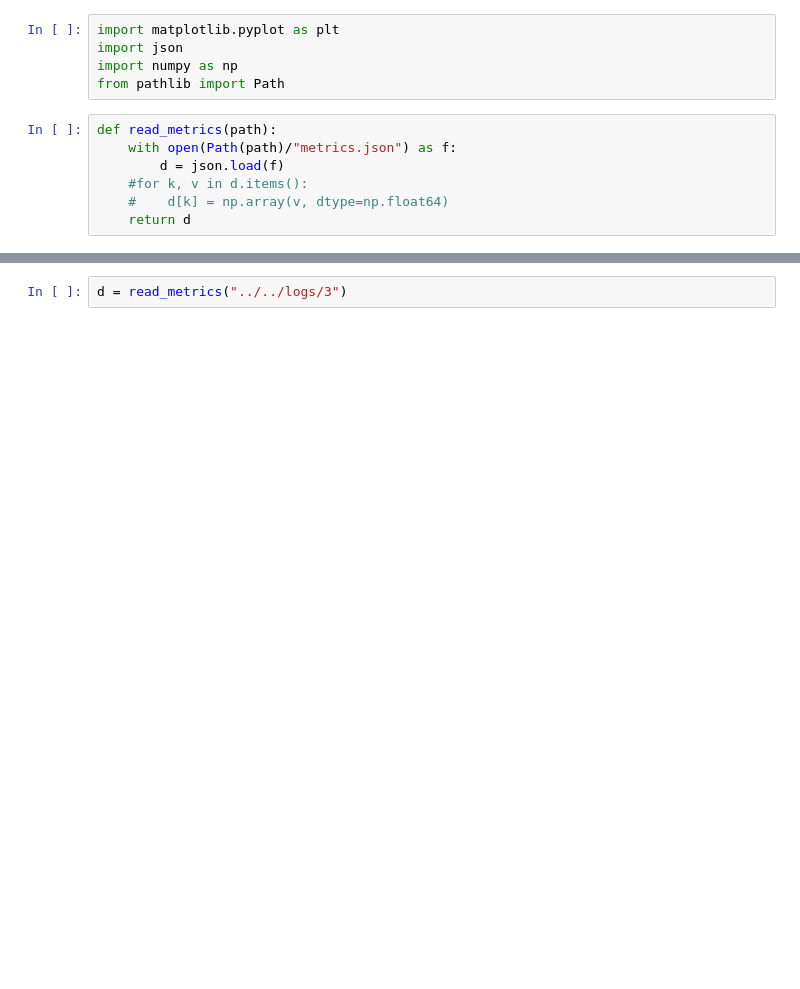
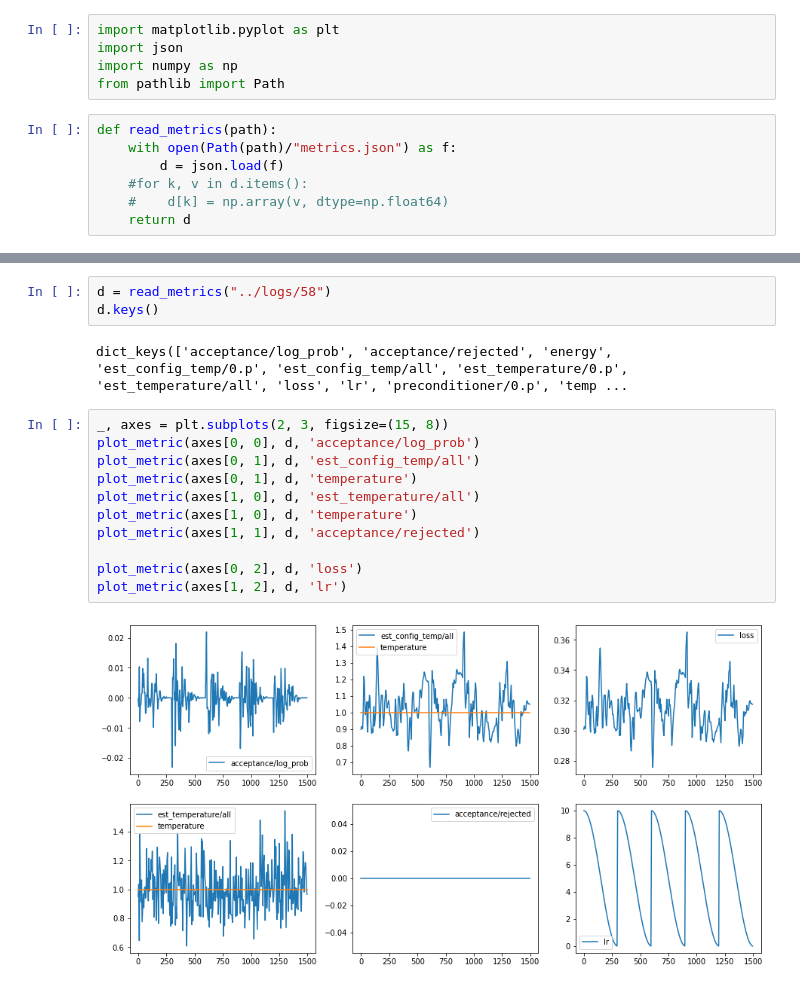
Before and after one commit to ratschlab/bnn_priors, a Jupyter notebook: experiments/3.1_Plot_metrics.ipynb, the cells around one changed output, grey strips where cells are left out. Saved outputs shown, nothing was run; the diff lists cells and outputs as text; blank space fills up the shorter version.

```diff
--- a/experiments/3.1_Plot_metrics.ipynb
+++ b/experiments/3.1_Plot_metrics.ipynb
@@ -13,2 +27,18 @@ def read_metrics(path):
 # %%
-d = read_metrics("../../logs/3")
+d = read_metrics("../logs/58")
+d.keys()
+# %% [output]
+dict_keys(['acceptance/log_prob', 'acceptance/rejected', 'energy', 'est_config_temp/0.p', 'est_config_temp/all', 'est_temperature/0.p', 'est_temperature/all', 'loss', 'lr', 'preconditioner/0.p', 'temp ...
+# %%
+_, axes = plt.subplots(2, 3, figsize=(15, 8))
+plot_metric(axes[0, 0], d, 'acceptance/log_prob')
+plot_metric(axes[0, 1], d, 'est_config_temp/all')
+plot_metric(axes[0, 1], d, 'temperature')
+plot_metric(axes[1, 0], d, 'est_temperature/all')
+plot_metric(axes[1, 0], d, 'temperature')
+plot_metric(axes[1, 1], d, 'acceptance/rejected')
+
+plot_metric(axes[0, 2], d, 'loss')
+plot_metric(axes[1, 2], d, 'lr')
+# %% [output]
+[figure, added]
```
Also changed, not shown: parts of 9 cells of this notebook, 1 other file.
